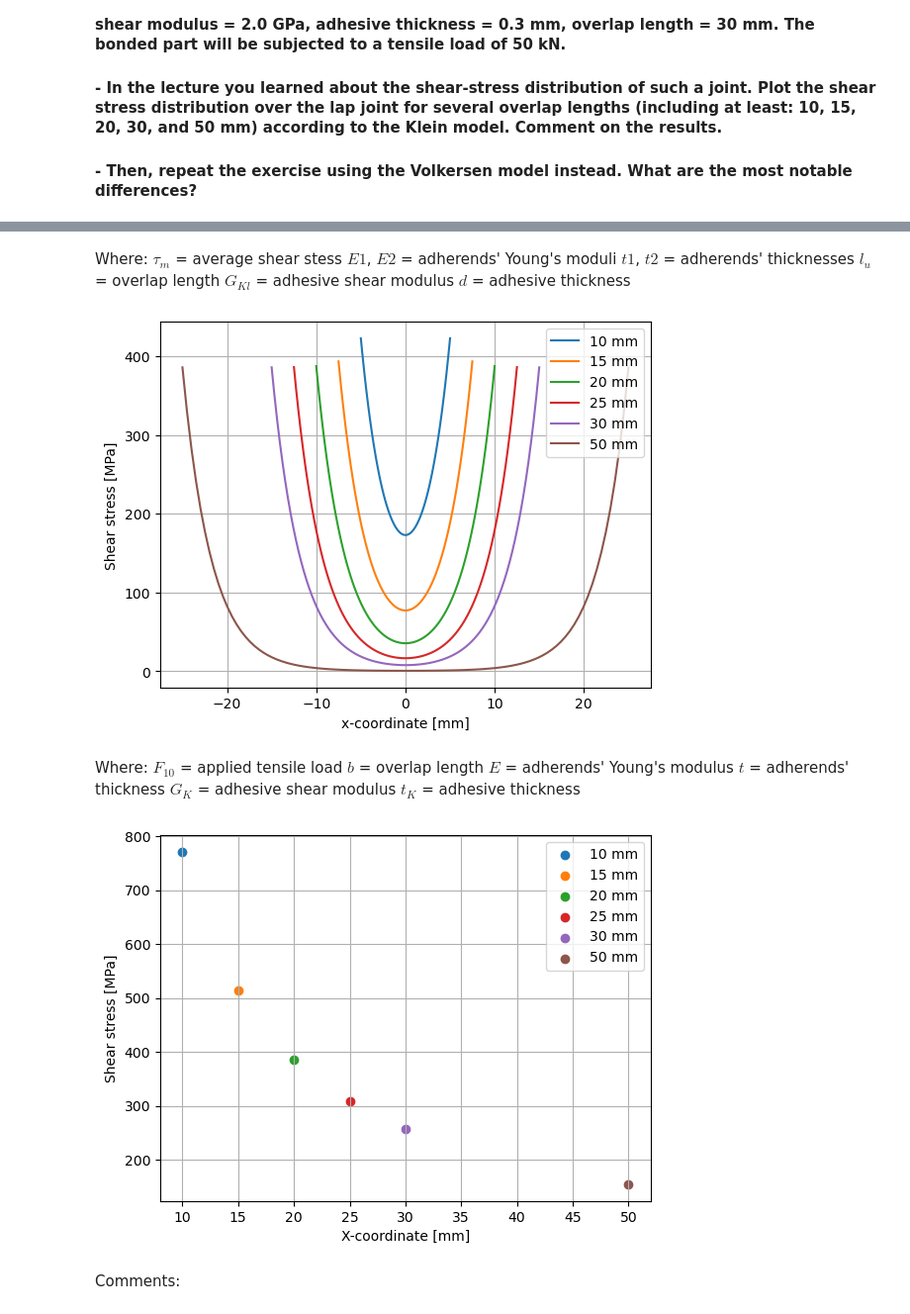
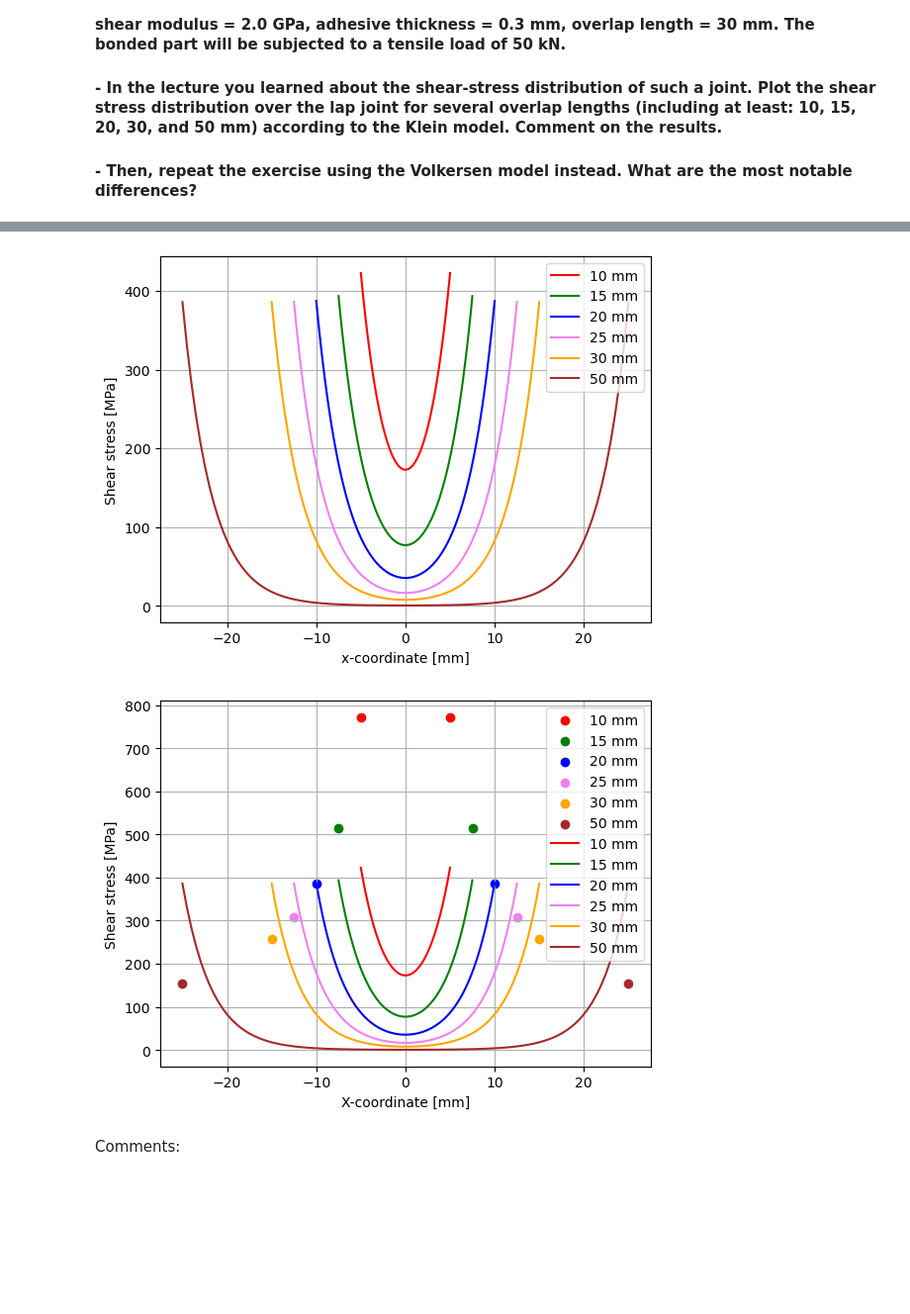
Before and after one commit to arthurstreebgreebling/PCM, a Jupyter notebook: A3 Joining/Joining.ipynb, the cells around one changed output, grey strips where cells are left out. Shown at 99% size. Cells and saved outputs as stored; diff of their text form; code cells hidden in the pictures; blank space fills up the shorter version.

```diff
--- a/A3 Joining/Joining.ipynb
+++ b/A3 Joining/Joining.ipynb
@@ -52,23 +52,17 @@ def tau_volkersen(F10, b, E,t,GK,tK):
 #### - Then, repeat the exercise using the Volkersen model instead. What are the most notable differences?
 # %% [markdown]
 ![title](lapjoint.png)
-# %% [markdown]
-Where:
-$\tau_{m}$ = average shear stess
-$E1$, $E2$ = adherends' Young's moduli
-$t1$, $t2$ = adherends' thicknesses
-$ l_{u}$ = overlap length
-$G_{Kl}$ = adhesive shear modulus
-$d$ = adhesive thickness
 # %%
 E1, E2, t1, t2, lu, GKl, d, F, w = 70e9, 70e9, 2e-3, 2e-3, 30e-3, 2e9, 0.3e-3, 50e3, 20e-3
 overlaps = [10e-3, 15e-3, 20e-3, 25e-3, 30e-3, 50e-3]
-
+colors = ['red', 'green', 'blue', 'violet', 'orange', 'brown']
+color_start = 0
 for i in overlaps:
     tau_m = F / (w*i)
     x = np.linspace(0,i,100)
-    plt.plot((x/1e-3)-i/2*1e3, tau_klein(x, tau_m, i, GKl, E1, t1, E2, t2, d)/1e6, label=f'{i*1e3:.0f} mm')
-
+    plt.plot((x/1e-3)-i/2*1e3, tau_klein(x, tau_m, i, GKl, E1, t1, E2, t2, d)/1e6, label=f'{i*1e3:.0f} mm', color=colors[color_start])
+    color_start +=1
+color_start = 0
 
 plt.legend()
 plt.grid()
@@ -76,27 +70,32 @@ plt.xlabel('x-coordinate [mm]')
 plt.ylabel('Shear stress [MPa]')
 plt.show()
 # %% [output]
-[figure, old version]
+[figure, new version]
-# %% [markdown]
- Where:
- $F_{10}$ = applied tensile load
- $b$ = overlap length
- $E$ = adherends' Young's modulus
- $t$ =  adherends' thickness
- $G_{K}$ = adhesive shear modulus
- $t_{K}$ = adhesive thickness
 # %%
 F10, b, E, t, GK, tK = 50e3, 30e-3, 70e9, 2e-3, 2e9, 0.3e-3
+
+color_start=0
 for i in overlaps:
-    plt.scatter(i/1e-3, tau_volkersen(F10, i, E, t, GK, tK)/1e6, label=f'{i*1e3:.0f} mm')
+    plt.scatter(i/1e-3/2, tau_volkersen(F10, i, E, t, GK, tK)/1e6, label=f'{i*1e3:.0f} mm', color=colors[color_start])
+    plt.scatter(-i/1e-3/2, tau_volkersen(F10, i, E, t, GK, tK)/1e6, color=colors[color_start])
+    color_start +=1
 
+color_start=0
+for i in overlaps:
+    tau_m = F / (w*i)
+    x = np.linspace(0,i,100)
+    plt.plot((x/1e-3)-i/2*1e3, tau_klein(x, tau_m, i, GKl, E1, t1, E2, t2, d)/1e6, label=f'{i*1e3:.0f} mm', color=colors[color_start])
+    color_start +=1
+color_start=0
 plt.legend()
 plt.grid()
 plt.xlabel('X-coordinate [mm]')
 plt.ylabel('Shear stress [MPa]')
 plt.show()
+
+#I'm not sure if this is right, the Volkersen model is either really bad, or my implementation has an error somewhere
 # %% [output]
-[figure, old version]
+[figure, new version]
 # %% [markdown]
 Comments:
 # %% [markdown]
```
Also changed, not shown: parts of 2 cells of this notebook.
